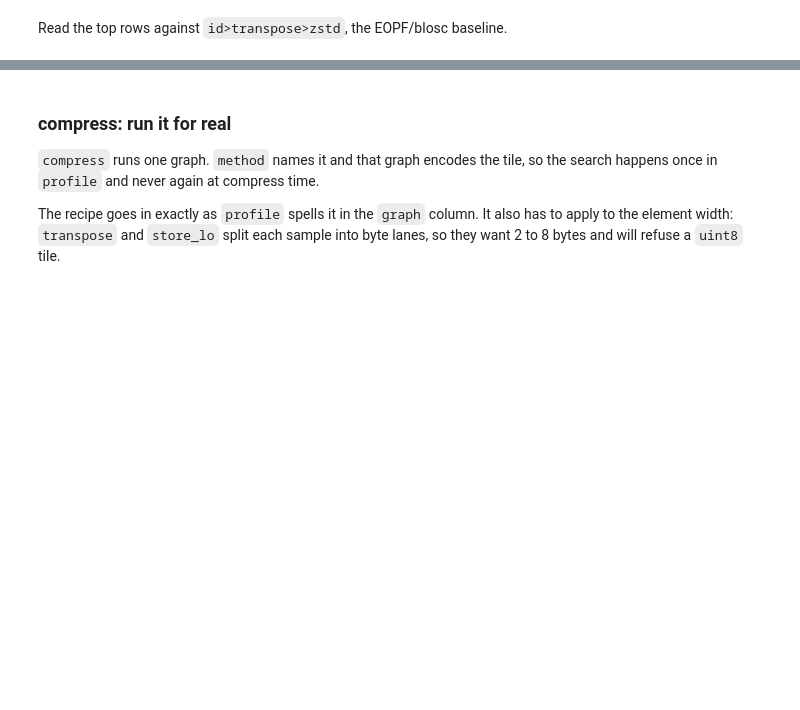
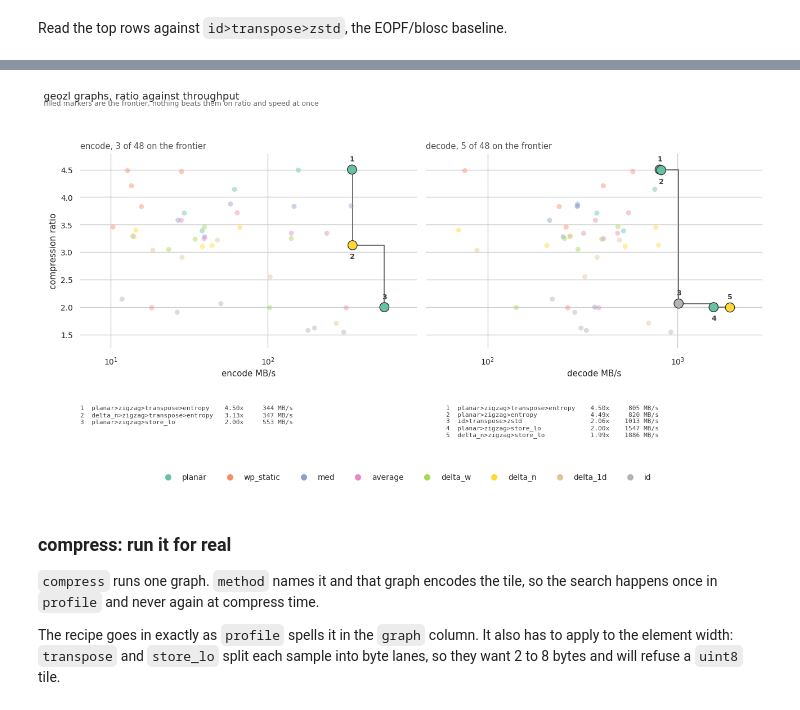
Before and after one commit to asterisk-labs/geozl, a Jupyter notebook: docs/notebooks/high-level-api.ipynb, the cells around one changed output, grey strips where cells are left out. Saved outputs shown, nothing was run; the diff lists cells and outputs as text; code cells hidden in the pictures; blank space fills up the shorter version.

```diff
--- a/docs/notebooks/high-level-api.ipynb
+++ b/docs/notebooks/high-level-api.ipynb
@@ -84,7 +94,7 @@ Arguments:
 
 Each row has `ratio` (raw over compressed), `encode_mbps` and `decode_mbps` (measured throughput), and `shannon_pct` (frame size against the tile's order-0 entropy; over 100 means the graph beat that entropy by finding structure the byte histogram misses).
 # %%
-rows = geozl.profile(tile, method=None, reps=20, max_error=0)
+rows = geozl.profile(tile, method=None, reps=5)
 
 print(f"{'graph':32} {'ratio':>6} {'enc MB/s':>9} {'dec MB/s':>9} {'shan%':>6}")
 for r in rows:
@@ -111,2 +121,86 @@ id>store_lo                        1.55     535.2    1379.2    119
 # %% [markdown]
 Read the top rows against `id>transpose>zstd`, the EOPF/blosc baseline.
+# %%
+#@title **Compression ratio vs Encode/Decode speed**
+
+import matplotlib.pyplot as plt
+import pandas as pd
+import seaborn as sns
+from matplotlib.lines import Line2D
+
+
+def _front(df, speed):
+    """Graphs nothing else beats on both ratio and speed at once."""
+    keep, best = [], 0.0
+    for _, r in df.sort_values("ratio", ascending=False).iterrows():
+        if r[speed] > best:
+            keep.append(r["graph"])
+            best = r[speed]
+    return set(keep)
+
+
+def pareto(rows, title="geozl graphs, ratio against throughput"):
+    """Ratio against encode and decode throughput, for the rows geozl.profile
+    returns. Colour is the predictor, the step line is the frontier."""
+    df = pd.DataFrame(rows)
+    df["predictor"] = df["graph"].str.split(">").str[0]
+
+    order = (df.groupby("predictor")["ratio"].max()
+             .sort_values(ascending=False).index)
+    palette = dict(zip(order, sns.color_palette("Set2", len(order))))
+
+    sns.set_theme(style="whitegrid", font_scale=0.9)
+    fig, axes = plt.subplots(1, 2, figsize=(13, 7.2), sharey=True)
+
+    for ax, speed, label in zip(axes, ("encode_mbps", "decode_mbps"),
+                                ("encode MB/s", "decode MB/s")):
+        front = _front(df, speed)
+        on = df[df["graph"].isin(front)].sort_values(speed).reset_index()
+
+        ax.step(on[speed], on["ratio"], where="post", color="0.35", lw=1.2,
+                zorder=1)
+        sns.scatterplot(data=df[~df["graph"].isin(front)], x=speed, y="ratio",
+                        hue="predictor", hue_order=order, palette=palette,
+                        s=42, alpha=0.45, edgecolor="none", legend=False,
+                        ax=ax, zorder=2)
+        sns.scatterplot(data=on, x=speed, y="ratio", hue="predictor",
+                        hue_order=order, palette=palette, s=140,
+                        edgecolor="0.2", linewidth=1.0, legend=False, ax=ax,
+                        zorder=3)
+
+        # Two graphs can tie on ratio and land on top of each other, so the
+        # number goes outside the marker and alternates side.
+        for i, r in on.iterrows():
+            ax.annotate(str(i + 1), (r[speed], r["ratio"]),
+                        textcoords="offset points",
+                        xytext=(0, 11) if i % 2 == 0 else (0, -17),
+                        ha="center", fontsize=9, weight="bold", color="0.25",
+                        zorder=4)
+
+        ax.set_xscale("log")
+        ax.set_xlabel(label)
+        ax.set_ylabel("compression ratio" if speed == "encode_mbps" else "")
+        ax.set_title(f"{label.split()[0]}, {len(on)} of {len(df)} on the "
+                     f"frontier", loc="left", fontsize=10.5, color="0.3")
+        ax.margins(x=0.12, y=0.10)
+        sns.despine(ax=ax, left=True, bottom=True)
+
+        lines = [f"{i + 1}  {r['graph']:<34} {r['ratio']:.2f}x  "
+                 f"{r[speed]:6.0f} MB/s" for i, r in on.iterrows()]
+        fig.text(0.055 if speed == "encode_mbps" else 0.555, 0.215,
+                 "\n".join(lines), fontsize=8, family="monospace",
+                 color="0.25", va="top", ha="left")
+
+    handles = [Line2D([], [], marker="o", ls="", ms=7, color=palette[p],
+                      label=p) for p in order]
+    fig.legend(handles=handles, loc="lower center", ncol=len(order),
+               frameon=False, bbox_to_anchor=(0.5, 0.01))
+    fig.suptitle(title, x=0.005, y=0.99, ha="left", fontsize=13)
+    fig.text(0.005, 0.955, "filled markers are the frontier, nothing beats "
+             "them on ratio and speed at once", fontsize=9, color="0.4",
+             ha="left")
+    fig.tight_layout(rect=(0, 0.26, 1, 0.935))
+    return fig
+pareto(rows)
+1
+# %% [output]
@@ -113,3 +208,4 @@ Read the top rows against `id>transpose>zstd`, the EOPF/blosc baseline.
+[figure, added]
 # %% [markdown]
 ### **compress: run it for real**
 
```
Also changed, not shown: parts of 11 cells of this notebook.
